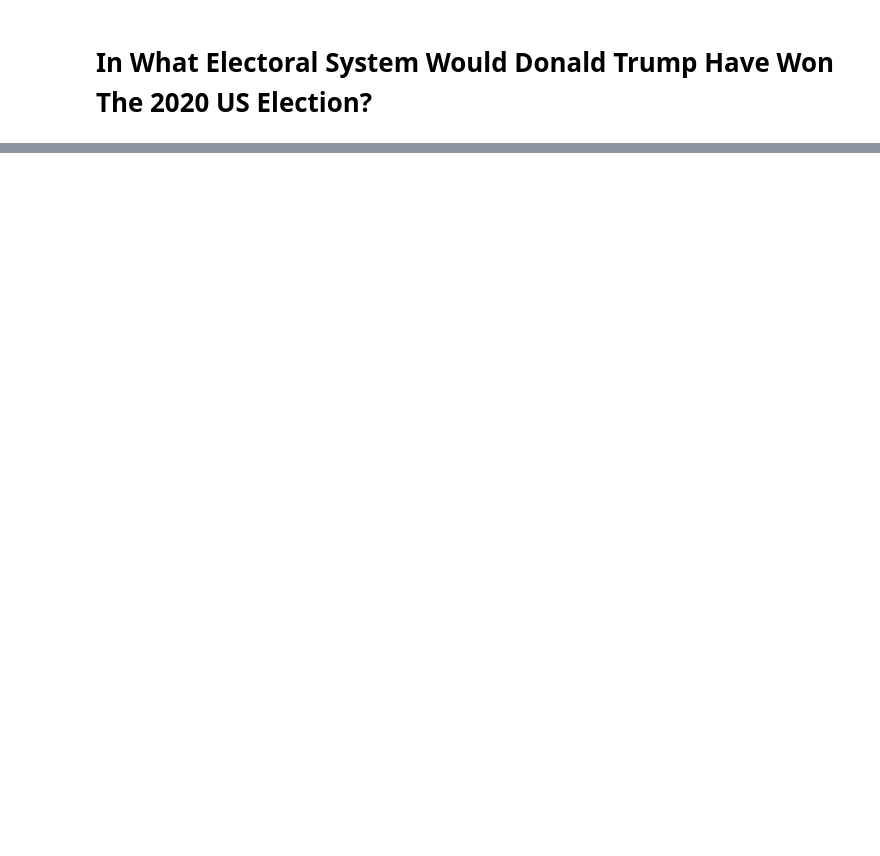
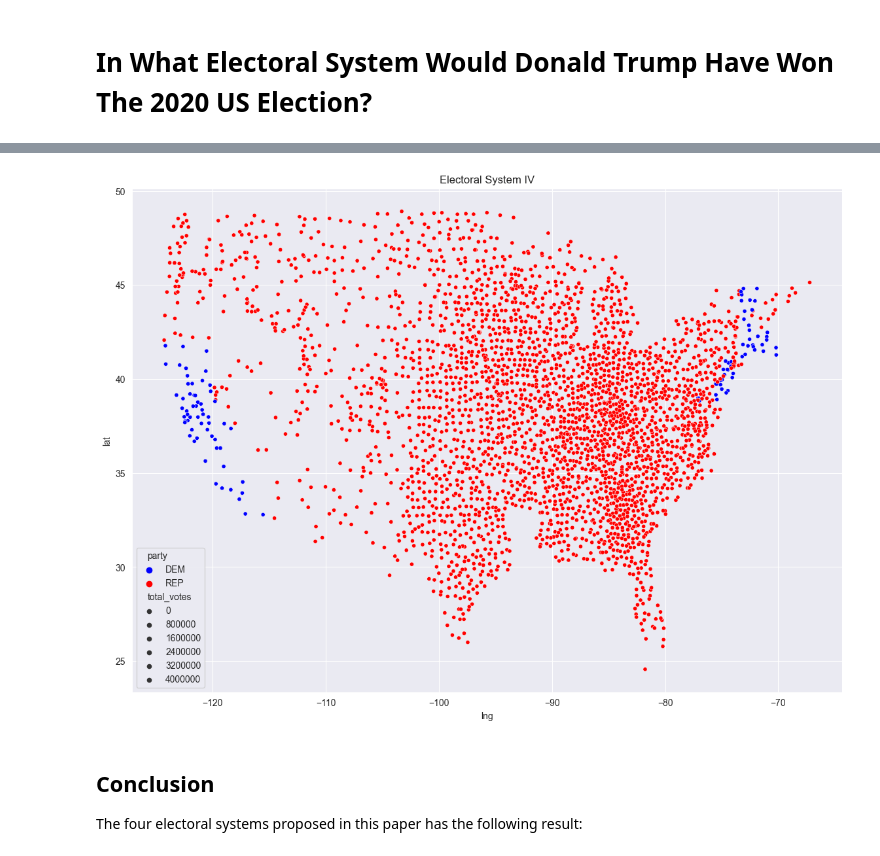
Before and after one commit to AllysonCui/ECO225, a Jupyter notebook: Code/Project 1/Project 1.ipynb, the cells around one changed output, grey strips where cells are left out. Saved outputs shown, nothing was run; the diff lists cells and outputs as text; code cells hidden in the pictures; blank space fills up the shorter version.

```diff
--- a/Code/Project 1/Project 1.ipynb
+++ b/Code/Project 1/Project 1.ipynb
@@ -49,0 +369,10 @@ This paper has only used president_county.csv, president_county_candidate_candid
+# %%
+plt.figure(figsize = (14,10))
+sns.scatterplot(data = df_state_mainland, x = "lng", y = "lat", hue = "party", size = "total_votes",
+                sizes = (20, 20), palette = ['blue', 'red'])
+plt.title("Electoral System IV");
+# %% [output]
+[figure, added]
+# %% [markdown]
+## Conclusion
+The four electoral systems proposed in this paper has the following result:
```
Also changed, not shown: parts of 40 cells of this notebook, 2 other files.
